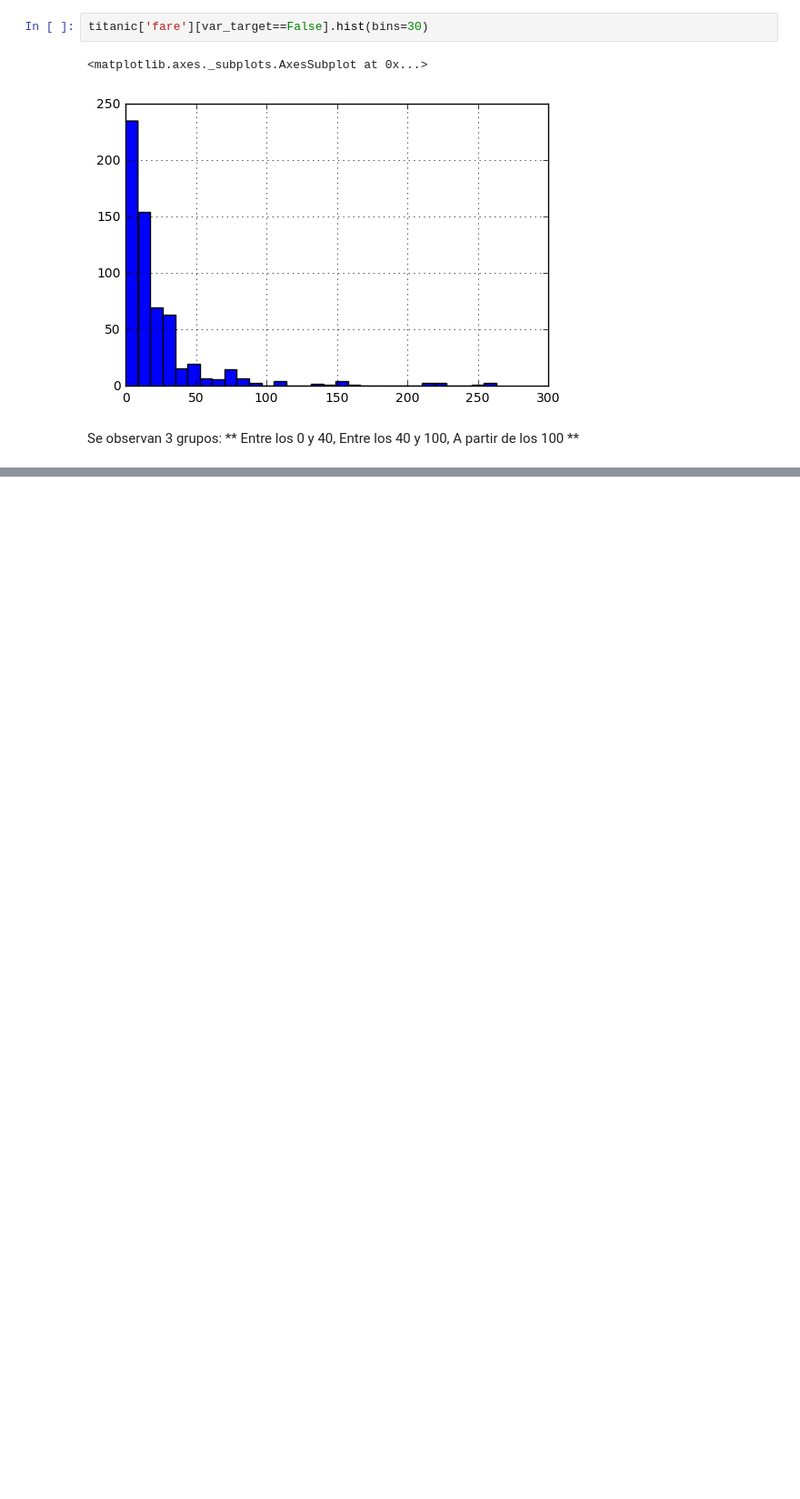
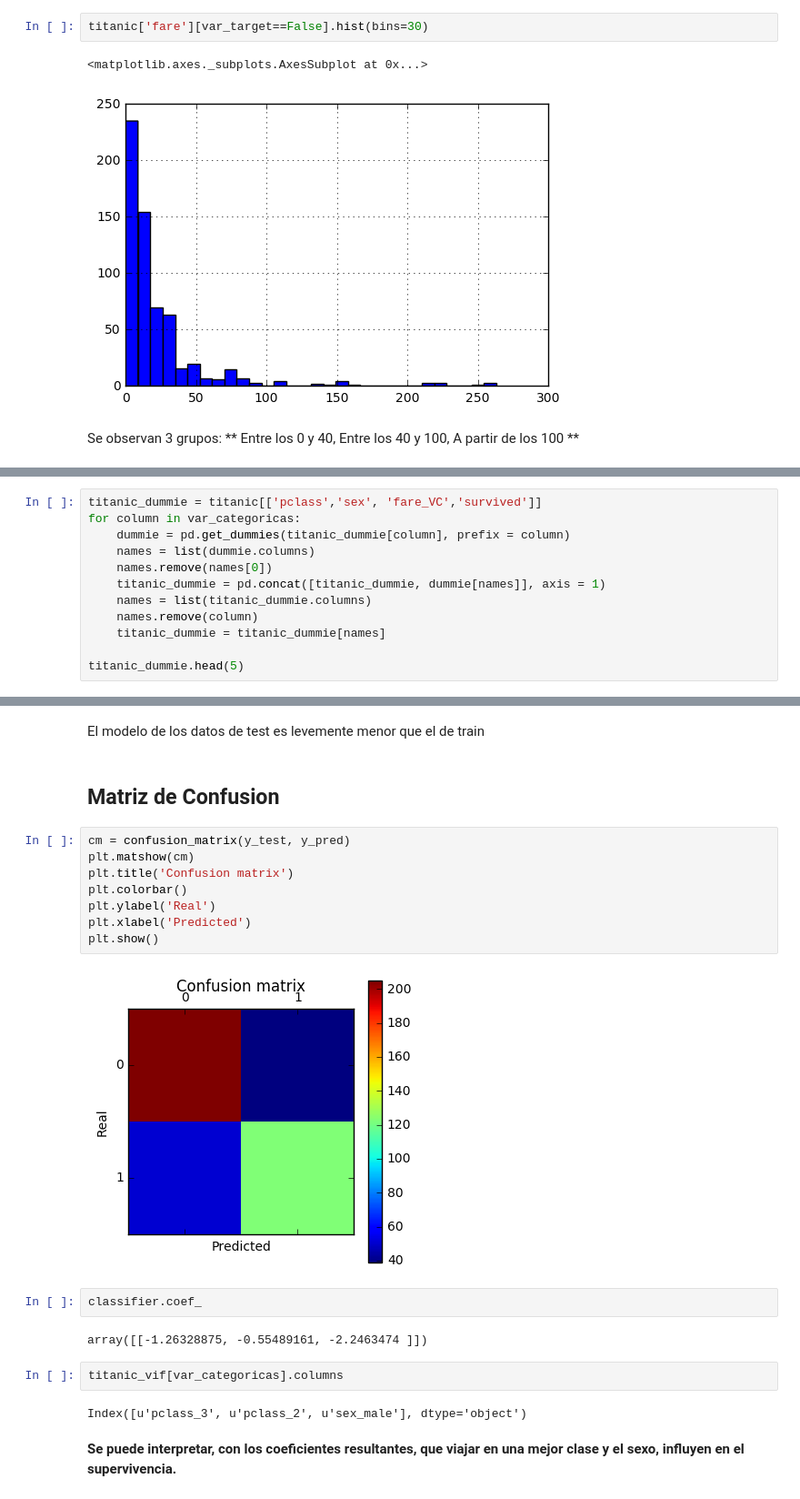
Before and after one commit to giovamata/campusciff-2016, a Jupyter notebook: Finales/Machine Learning/Ejercicios de la primera y segunda sesión/ML Ejercicio 1.ipynb, the cells around one changed output, grey strips where cells are left out. Shown: that part at 91% size. Drawn from its saved outputs; the diff is of its cells as text; blank space fills up the shorter version.

```diff
--- a/Finales/Machine Learning/Ejercicios de la primera y segunda sesión/ML Ejercicio 1.ipynb
+++ b/Finales/Machine Learning/Ejercicios de la primera y segunda sesión/ML Ejercicio 1.ipynb
@@ -514,0 +566,12 @@ survived
+# %%
+titanic_dummie = titanic[['pclass','sex', 'fare_VC','survived']]
+for column in var_categoricas:
+    dummie = pd.get_dummies(titanic_dummie[column], prefix = column)
+    names = list(dummie.columns)
+    names.remove(names[0])
+    titanic_dummie = pd.concat([titanic_dummie, dummie[names]], axis = 1)
+    names = list(titanic_dummie.columns)
+    names.remove(column)
+    titanic_dummie = titanic_dummie[names]
+
+titanic_dummie.head(5)
@@ -514,0 +763,24 @@ survived
+# %% [markdown]
+El modelo de los datos de test es levemente menor que el de train
+# %% [markdown]
+## Matriz de Confusion
+# %%
+cm = confusion_matrix(y_test, y_pred)
+plt.matshow(cm)
+plt.title('Confusion matrix')
+plt.colorbar()
+plt.ylabel('Real')
+plt.xlabel('Predicted')
+plt.show()
+# %% [output]
+[figure, added]
+# %%
+classifier.coef_
+# %% [output]
+array([[-1.26328875, -0.55489161, -2.2463474 ]])
+# %%
+titanic_vif[var_categoricas].columns
+# %% [output]
+Index([u'pclass_3', u'pclass_2', u'sex_male'], dtype='object')
+# %% [markdown]
+**Se puede interpretar, con los coeficientes resultantes, que viajar en una mejor clase y el sexo, influyen en el supervivencia.**
```
Also changed, not shown: parts of 37 cells of this notebook.
